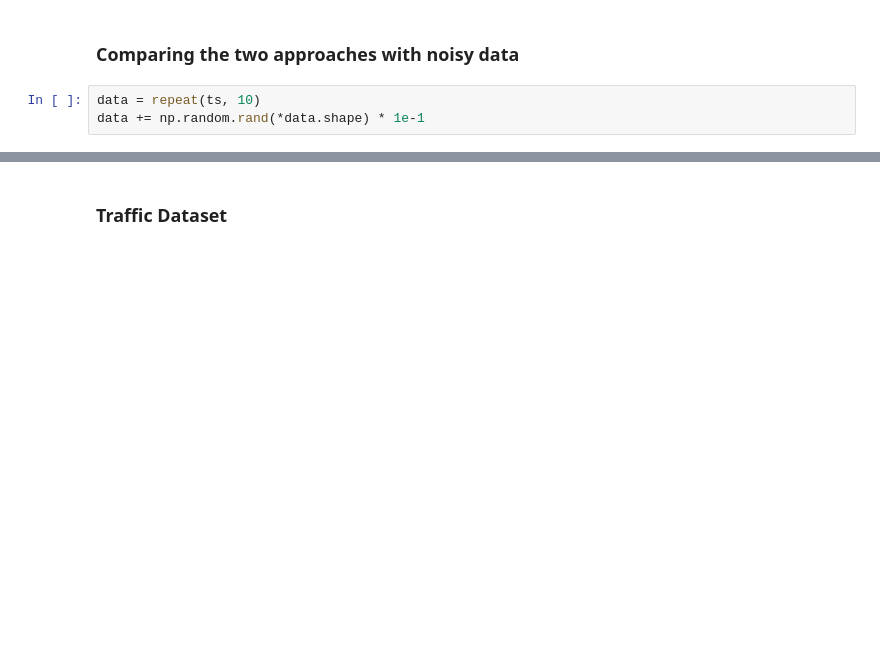
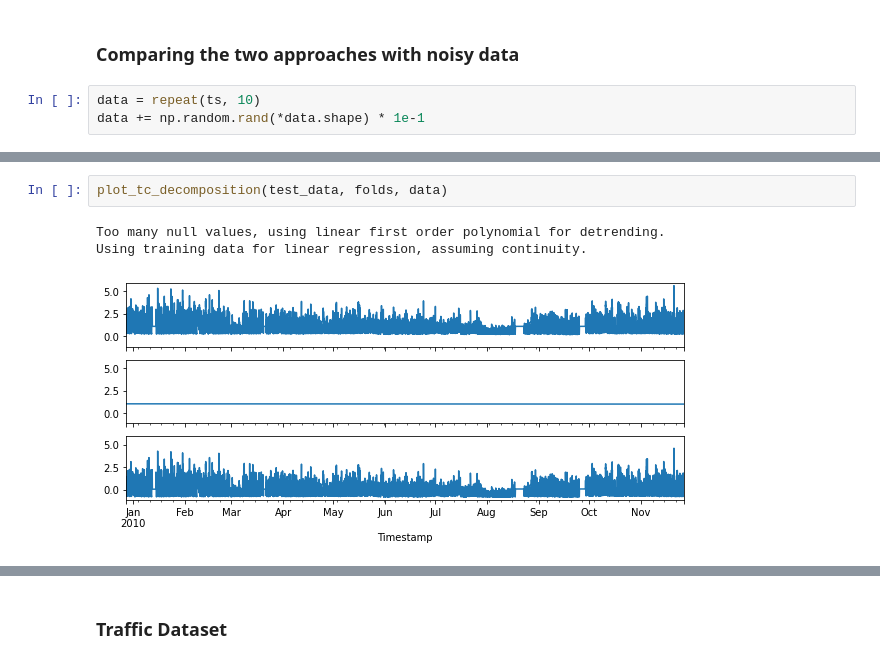
Before and after one commit to canerturkmen/tensorseason, a Jupyter notebook: poc.ipynb, the cells around one changed output, grey strips where cells are left out. Cells and saved outputs as stored; diff of their text form; blank space fills up the shorter version.

```diff
--- a/poc.ipynb
+++ b/poc.ipynb
@@ -228,0 +361,6 @@ plot_comparison(dct_errors, dft_errors, ten_params, ten_errors, param_sweep, [60
+# %%
+plot_tc_decomposition(test_data, folds, data)
+# %% [output]
+Too many null values, using linear first order polynomial for detrending.
+Using training data for linear regression, assuming continuity.
+[figure, added]
```
Also changed, not shown: parts of 92 cells of this notebook, 1 other file.
